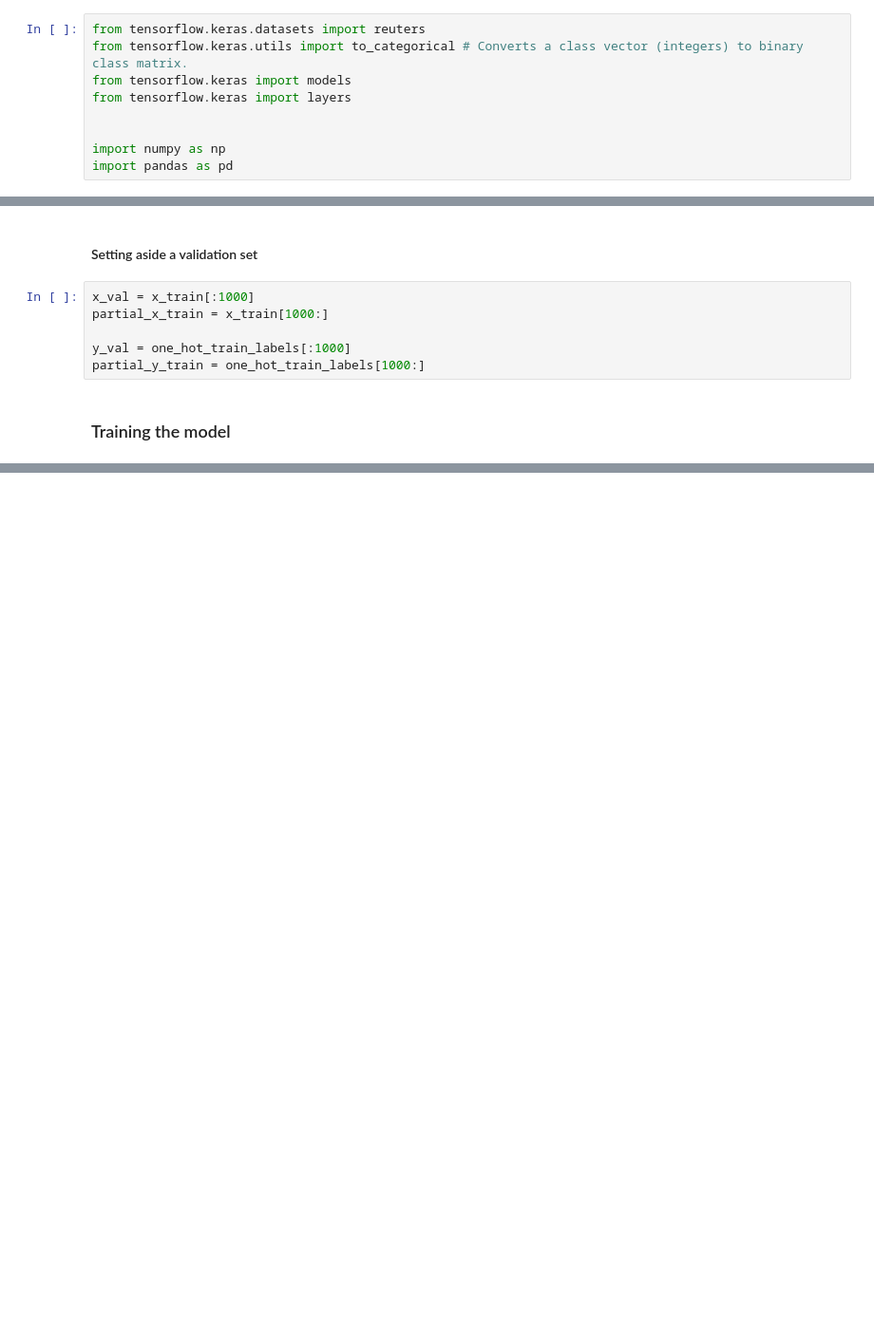
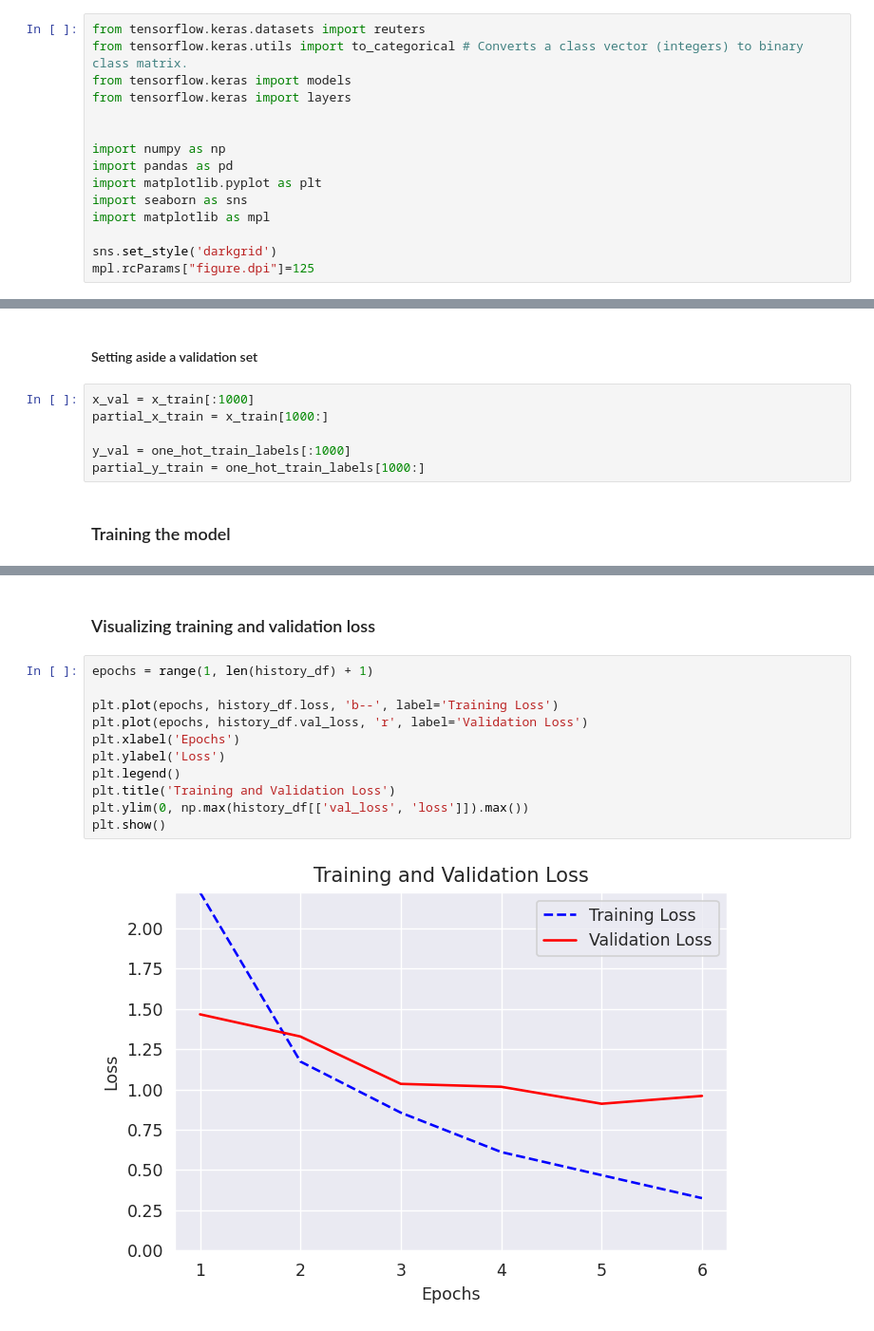
Before and after one commit to rcepedaraza/the-reuters-dataset, a Jupyter notebook: Reuters.ipynb, the cells around one changed output, grey strips where cells are left out. Shown: that part at 95% size. Cells and saved outputs as stored; diff of their text form; blank space fills up the shorter version.

```diff
--- a/Reuters.ipynb
+++ b/Reuters.ipynb
@@ -13,3 +13,9 @@ from tensorflow.keras import layers
 
 import numpy as np
 import pandas as pd
+import matplotlib.pyplot as plt
+import seaborn as sns
+import matplotlib as mpl
+
+sns.set_style('darkgrid')
+mpl.rcParams["figure.dpi"]=125
@@ -142,0 +135,15 @@ history_df
+# %% [markdown]
+### Visualizing training and validation loss
+# %%
+epochs = range(1, len(history_df) + 1)
+
+plt.plot(epochs, history_df.loss, 'b--', label='Training Loss')
+plt.plot(epochs, history_df.val_loss, 'r', label='Validation Loss')
+plt.xlabel('Epochs')
+plt.ylabel('Loss')
+plt.legend()
+plt.title('Training and Validation Loss')
+plt.ylim(0, np.max(history_df[['val_loss', 'loss']]).max())
+plt.show()
+# %% [output]
+[figure, added]
```
Also changed, not shown: parts of 17 cells of this notebook.
